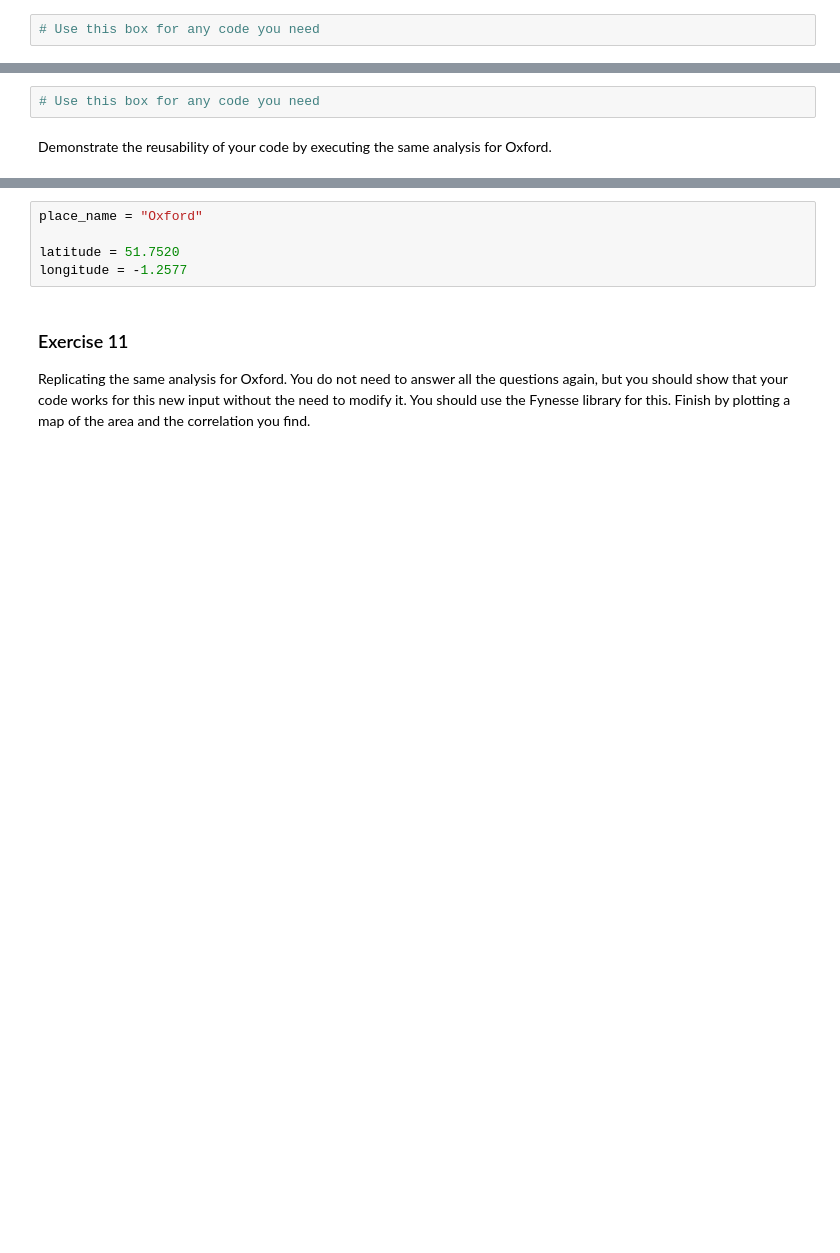
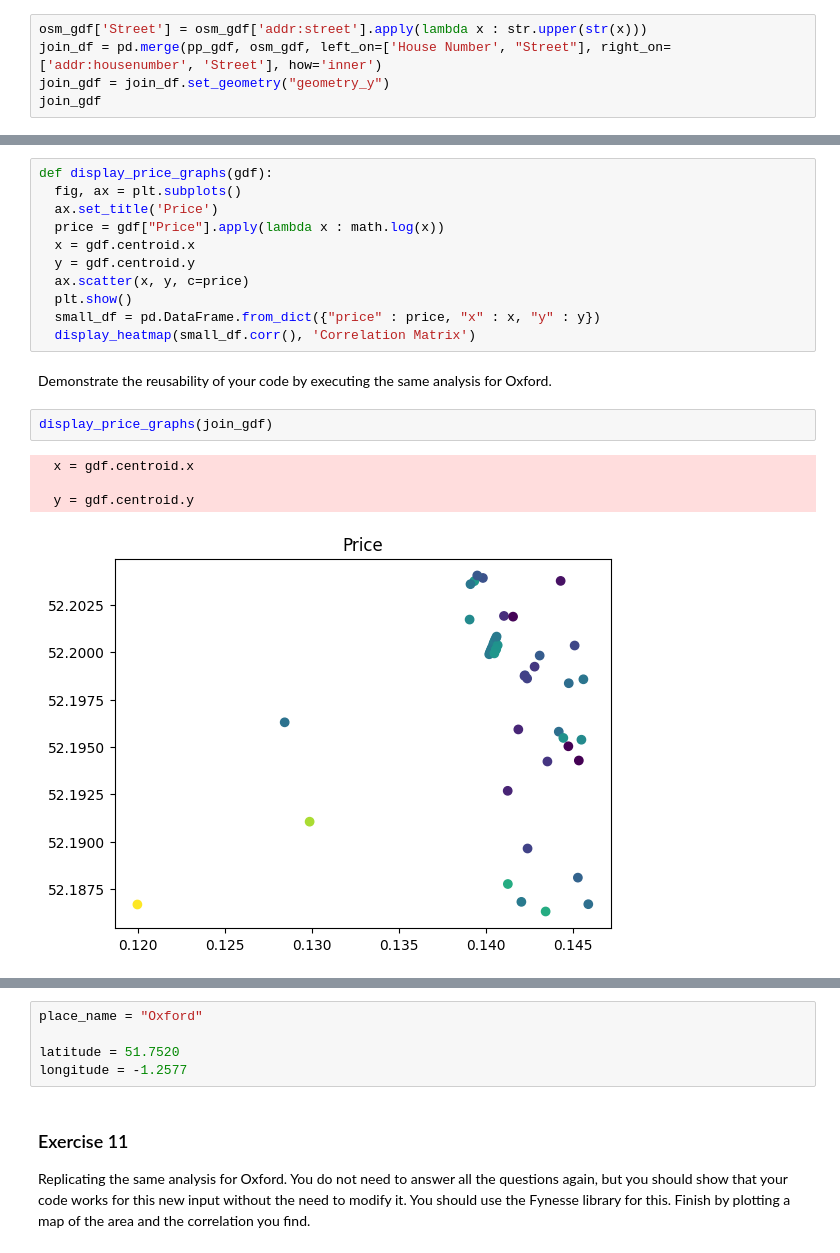
Before and after one commit to EuanWorth/ecw66_ads_2024, a Jupyter notebook: _notebooks/02-access-assess-geospatial.ipynb, the cells around one changed output, grey strips where cells are left out. Saved outputs shown, nothing was run; the diff lists cells and outputs as text; blank space fills up the shorter version.

```diff
--- a/_notebooks/02-access-assess-geospatial.ipynb
+++ b/_notebooks/02-access-assess-geospatial.ipynb
@@ -997,2 +1061,5 @@ Write your answer to Exercise 9 here
 # %%
-# Use this box for any code you need
+osm_gdf['Street'] = osm_gdf['addr:street'].apply(lambda x : str.upper(str(x)))
+join_df = pd.merge(pp_gdf, osm_gdf, left_on=['House Number', "Street"], right_on=['addr:housenumber', 'Street'], how='inner')
+join_gdf = join_df.set_geometry("geometry_y")
+join_gdf
@@ -1011,5 +1099,21 @@ Write your answer to Exercise 10 here
 # %%
-# Use this box for any code you need
+def display_price_graphs(gdf):
+  fig, ax = plt.subplots()
+  ax.set_title('Price')
+  price = gdf["Price"].apply(lambda x : math.log(x))
+  x = gdf.centroid.x
+  y = gdf.centroid.y
+  ax.scatter(x, y, c=price)
+  plt.show()
+  small_df = pd.DataFrame.from_dict({"price" : price, "x" : x, "y" : y})
+  display_heatmap(small_df.corr(), 'Correlation Matrix')
 # %% [markdown]
 Demonstrate the reusability of your code by executing the same analysis
 for Oxford.
+# %%
+display_price_graphs(join_gdf)
+# %% [output]
+  x = gdf.centroid.x
+
+  y = gdf.centroid.y
+[figure, added]
```
Also changed, not shown: parts of 19 cells of this notebook.
